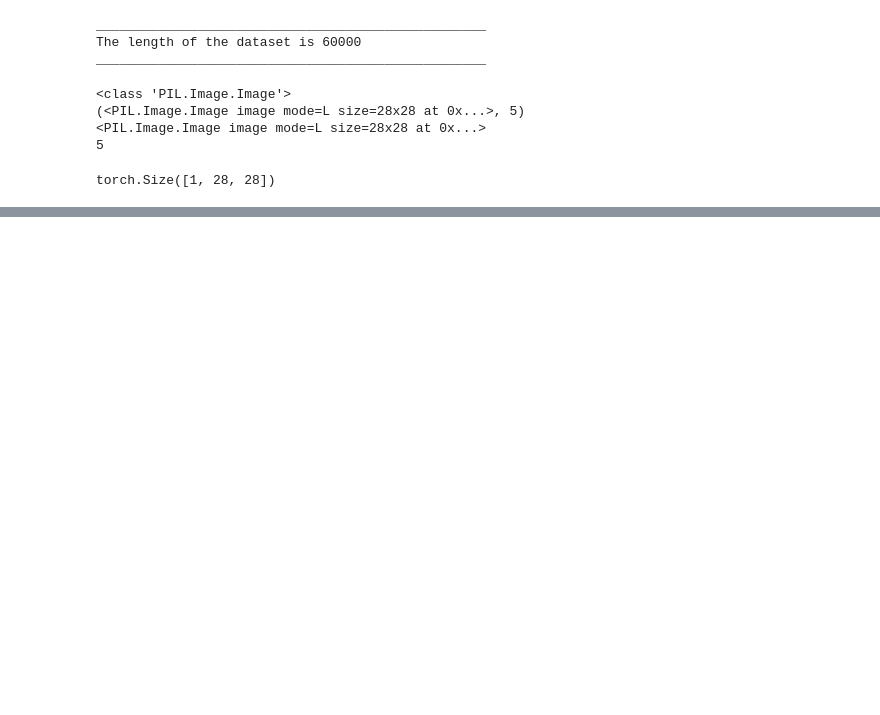
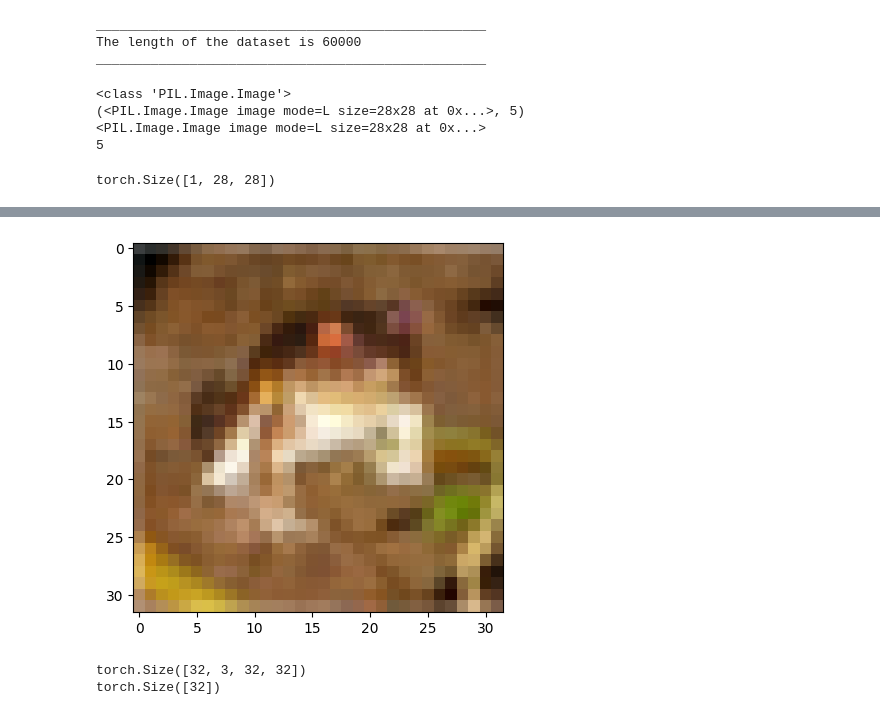
Before and after one commit to 23f1002879/Pytorch-Computer-Vision, a Jupyter notebook: notebooks/02_Dataset_Dataloader.ipynb, the cells around one changed output, grey strips where cells are left out. Cells and saved outputs as stored; diff of their text form; code cells hidden in the pictures; blank space fills up the shorter version.

```diff
--- a/notebooks/02_Dataset_Dataloader.ipynb
+++ b/notebooks/02_Dataset_Dataloader.ipynb
@@ -51,0 +143,18 @@ torch.Size([1, 28, 28])
+# %%
+transform = transforms.ToTensor()
+
+# again loading the dataset with the transformed image
+
+trainDatasets = datasets.CIFAR10(
+    root='data',
+    train=True,
+    download=True,
+    transform=transform
+)
+
+image, label = trainDatasets[0]
+
+plt.imshow(image.permute(1,2,0))
+plt.show()
+# %% [output]
+[figure, added]
@@ -51,0 +182,7 @@ torch.Size([1, 28, 28])
+# %%
+images, labels = next(iter(trainLoader))
+print(images.shape)
+print(labels.shape)
+# %% [output]
+torch.Size([32, 3, 32, 32])
+torch.Size([32])
```
Also changed, not shown: parts of 9 cells of this notebook.
